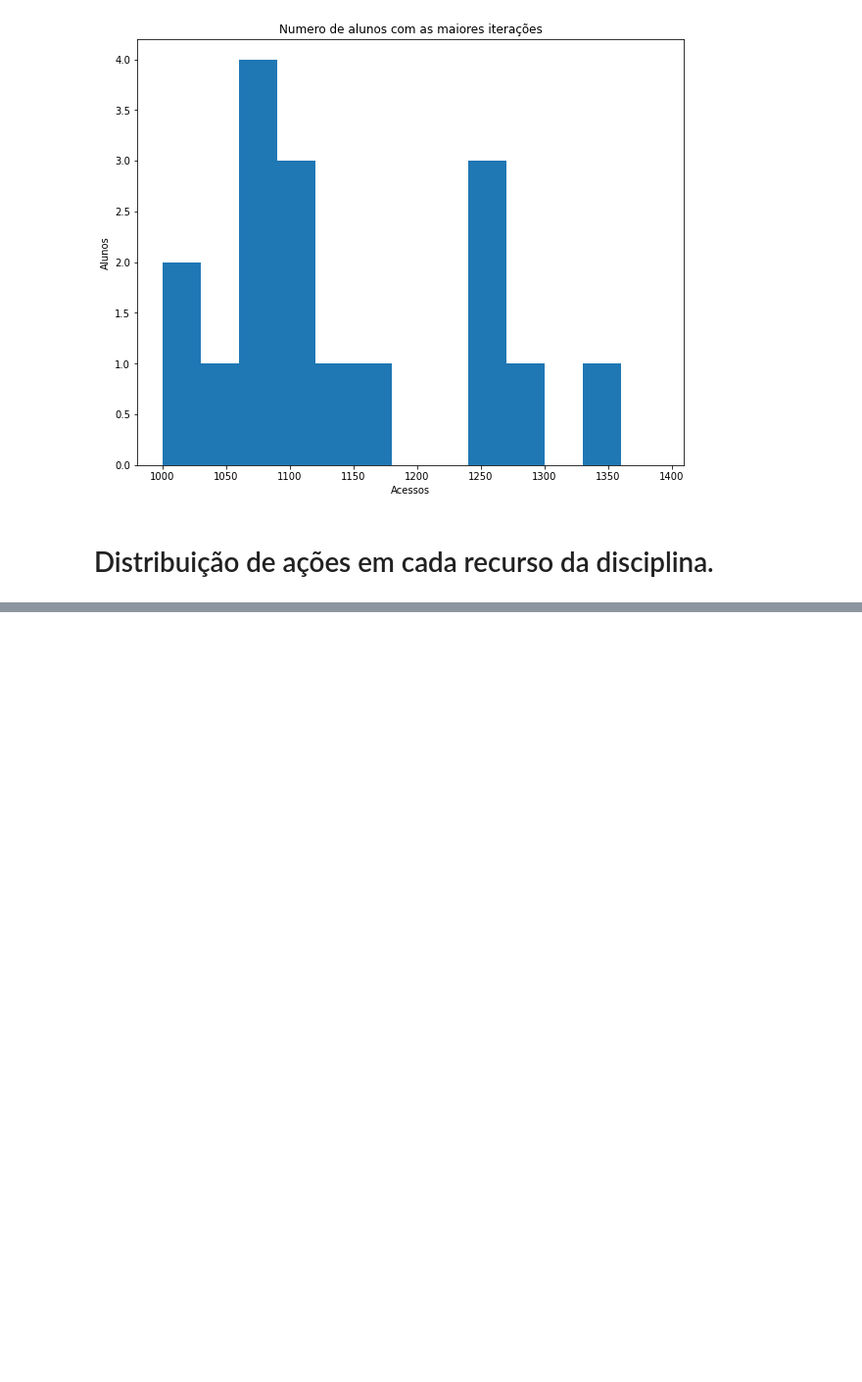
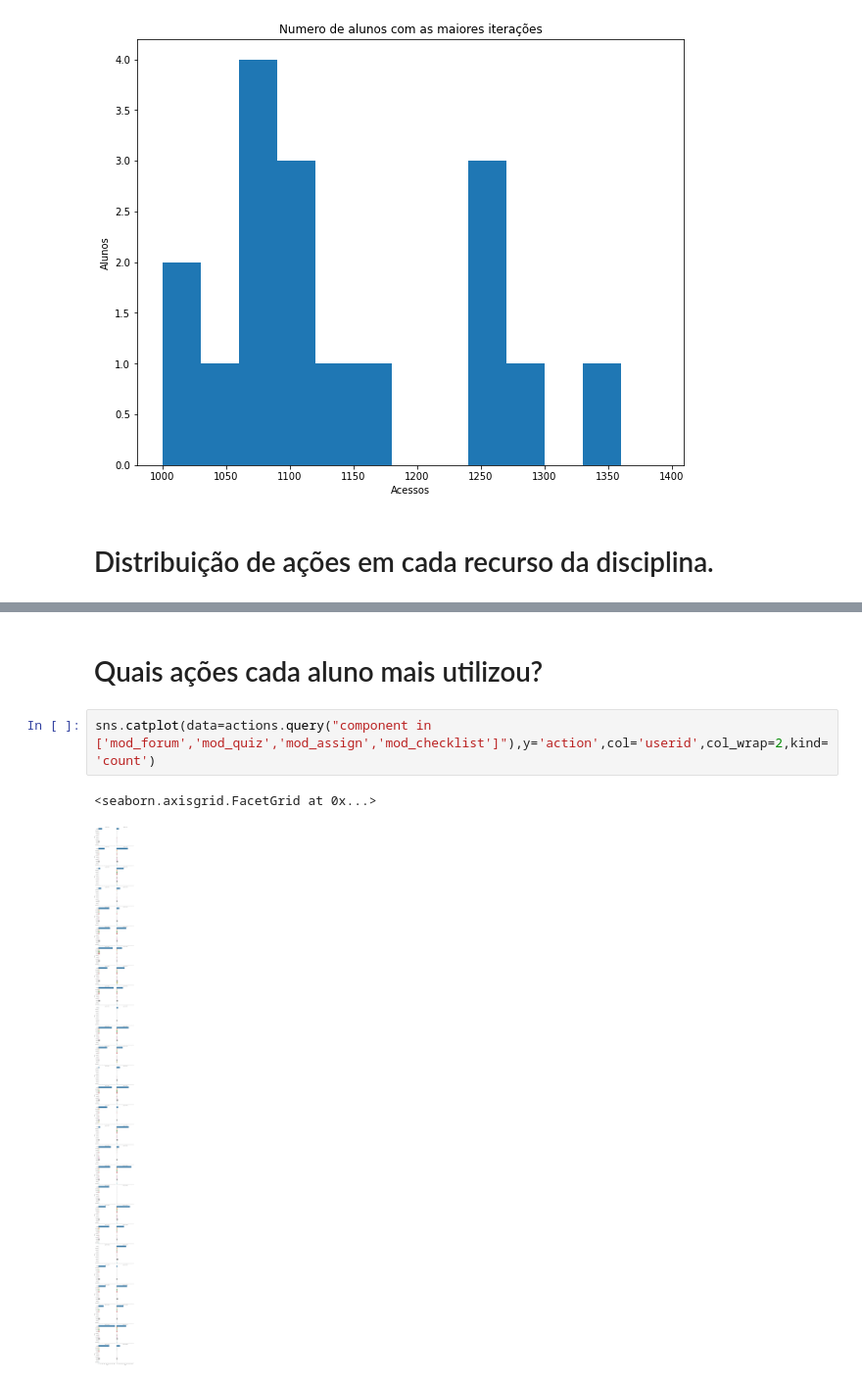
Before and after one commit to atp/edisc-analytics, a Jupyter notebook: analiseengajamento.ipynb, the cells around one changed output, grey strips where cells are left out. Shown at 98% size. Saved outputs shown, nothing was run; the diff lists cells and outputs as text; blank space fills up the shorter version.

```diff
--- a/analiseengajamento.ipynb
+++ b/analiseengajamento.ipynb
@@ -140,0 +141,7 @@ gra.map(sns.histplot, "action")
+# %% [markdown]
+# Quais ações cada aluno mais utilizou?
+# %%
+sns.catplot(data=actions.query("component in ['mod_forum','mod_quiz','mod_assign','mod_checklist']"),y='action',col='userid',col_wrap=2,kind='count')
+# %% [output]
+<seaborn.axisgrid.FacetGrid at 0x...>
+[figure, added]
```
Also changed, not shown: parts of 10 cells of this notebook.
